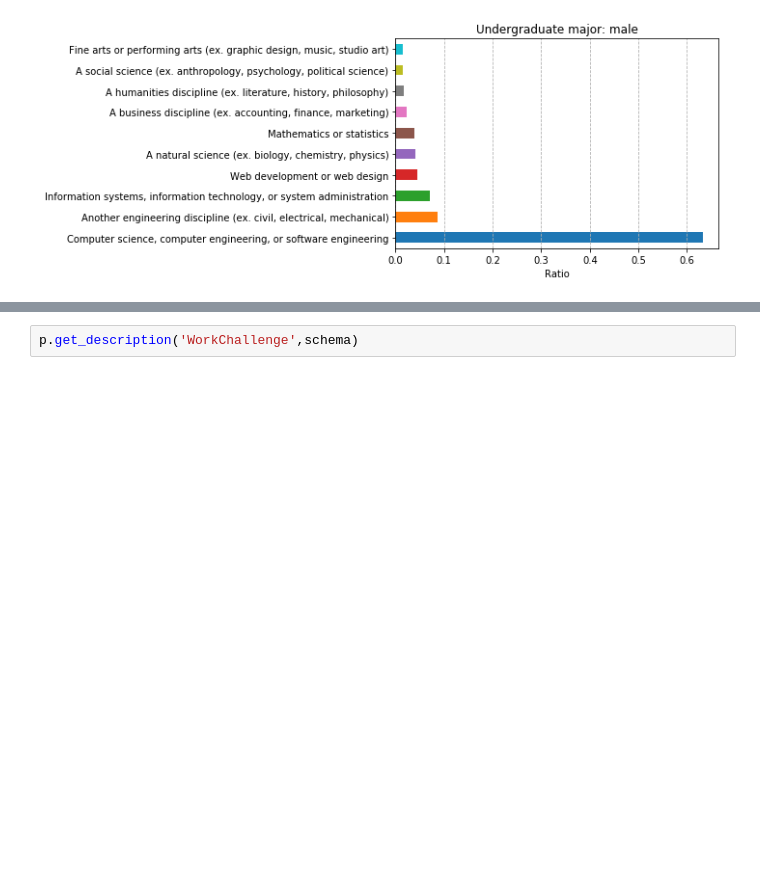
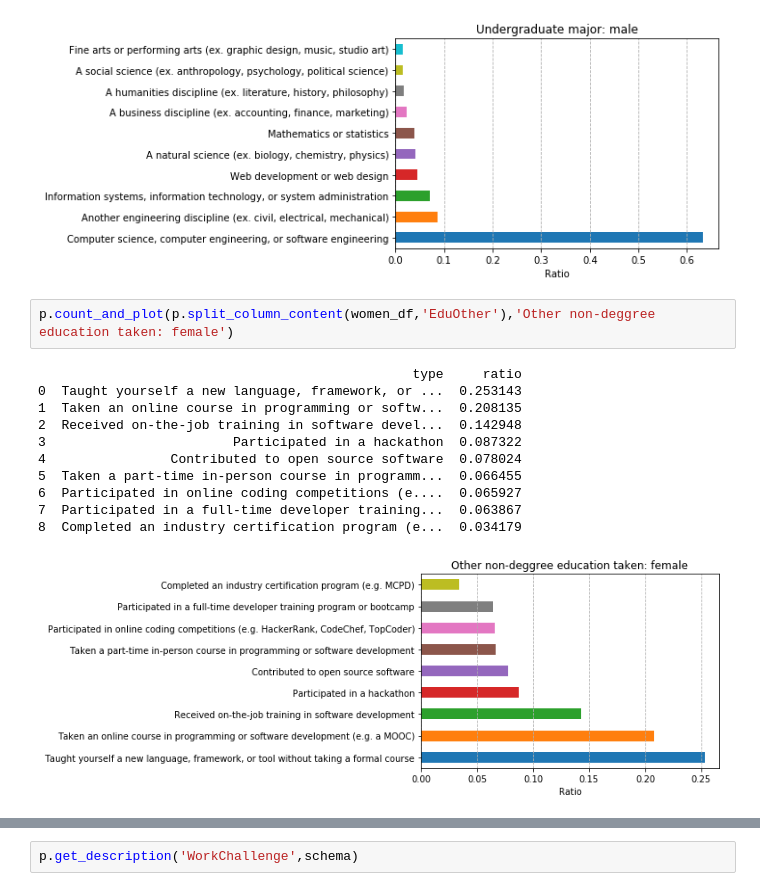
Before and after one commit to Lamasheg/stackoverflow_survey_2019, a Jupyter notebook: stackoverflow_survey.ipynb, the cells around one changed output, grey strips where cells are left out. Saved outputs shown, nothing was run; the diff lists cells and outputs as text; blank space fills up the shorter version.

```diff
--- a/stackoverflow_survey.ipynb
+++ b/stackoverflow_survey.ipynb
@@ -295,3 +277,17 @@ p.count_and_plot(p.split_column_content(men_df,'UndergradMajor'),'Undergraduate
 8  A social science (ex. anthropology, psychology...  0.014872
 9  Fine arts or performing arts (ex. graphic desi...  0.014122
 [figure]
+# %%
+p.count_and_plot(p.split_column_content(women_df,'EduOther'),'Other non-deggree education taken: female')
+# %% [output]
+                                                type     ratio
+0  Taught yourself a new language, framework, or ...  0.253143
+1  Taken an online course in programming or softw...  0.208135
+2  Received on-the-job training in software devel...  0.142948
+3                        Participated in a hackathon  0.087322
+4                Contributed to open source software  0.078024
+5  Taken a part-time in-person course in programm...  0.066455
+6  Participated in online coding competitions (e....  0.065927
+7  Participated in a full-time developer training...  0.063867
+8  Completed an industry certification program (e...  0.034179
+[figure, added]
```
Also changed, not shown: parts of 49 cells of this notebook.
